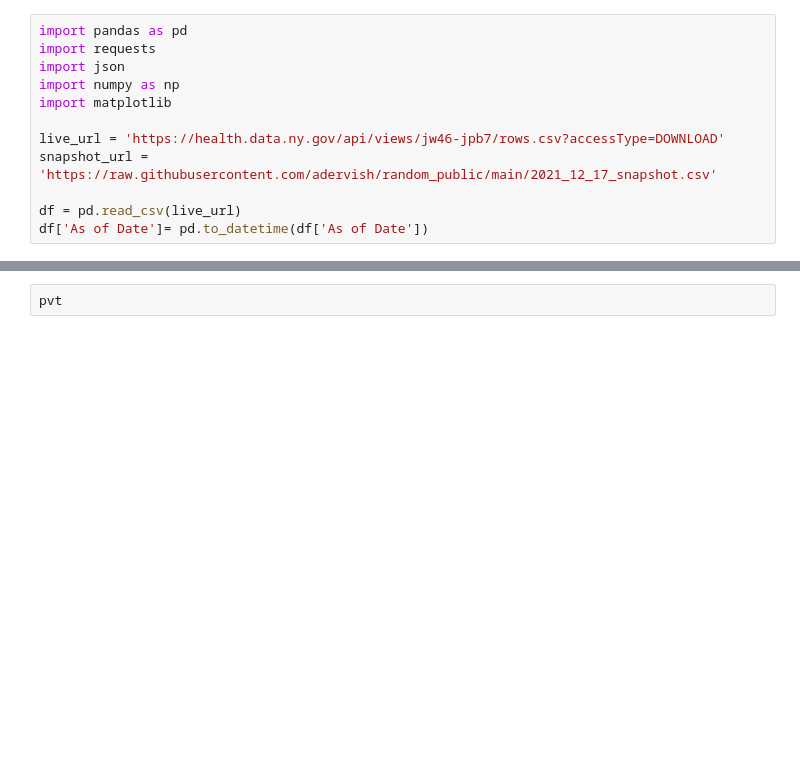
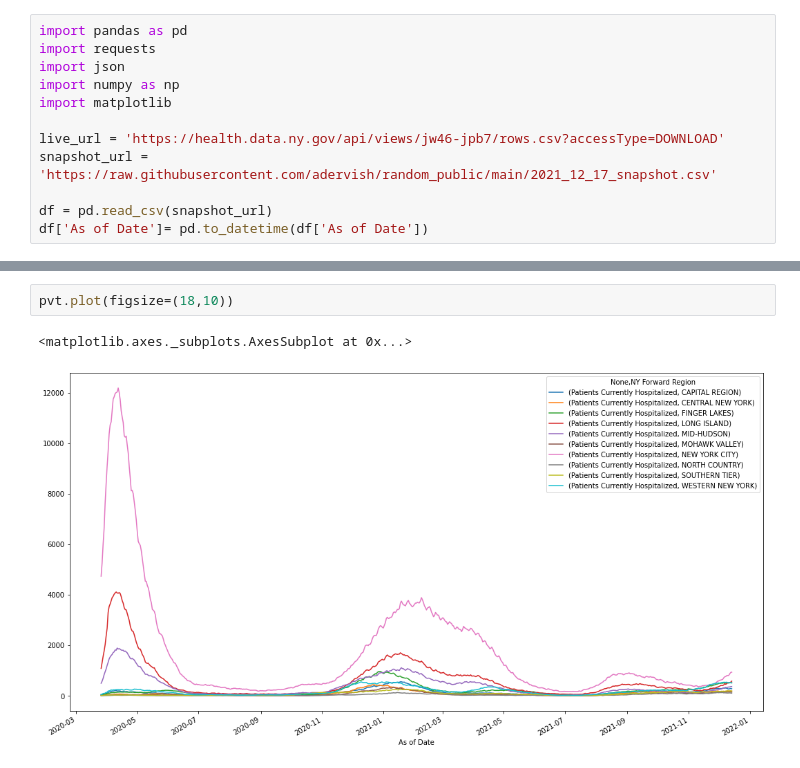
Before and after one commit to adervish/random_public, a Jupyter notebook: NYC_Hospitals.ipynb, the cells around one changed output, grey strips where cells are left out. Drawn from its saved outputs; the diff is of its cells as text; blank space fills up the shorter version.

```diff
--- a/NYC_Hospitals.ipynb
+++ b/NYC_Hospitals.ipynb
@@ -10,7 +10,7 @@ import matplotlib
 live_url = 'https://health.data.ny.gov/api/views/jw46-jpb7/rows.csv?accessType=DOWNLOAD'
 snapshot_url = 'https://raw.githubusercontent.com/adervish/random_public/main/2021_12_17_snapshot.csv'
 
-df = pd.read_csv(live_url)
+df = pd.read_csv(snapshot_url)
 df['As of Date']= pd.to_datetime(df['As of Date'])
 # %%
 pvt = pd.pivot_table(data=df,index=['As of Date'],
@@ -26,3 +36,6 @@ pvt.plot( y=[('Patients Currently Hospitalized', 'NEW YORK CITY'), ('Patients Cu
 [figure]
-# %%
-pvt
+# %%
+pvt.plot(figsize=(18,10))
+# %% [output]
+<matplotlib.axes._subplots.AxesSubplot at 0x...>
+[figure, added]
```
Also changed, not shown: parts of 1 cell of this notebook.
